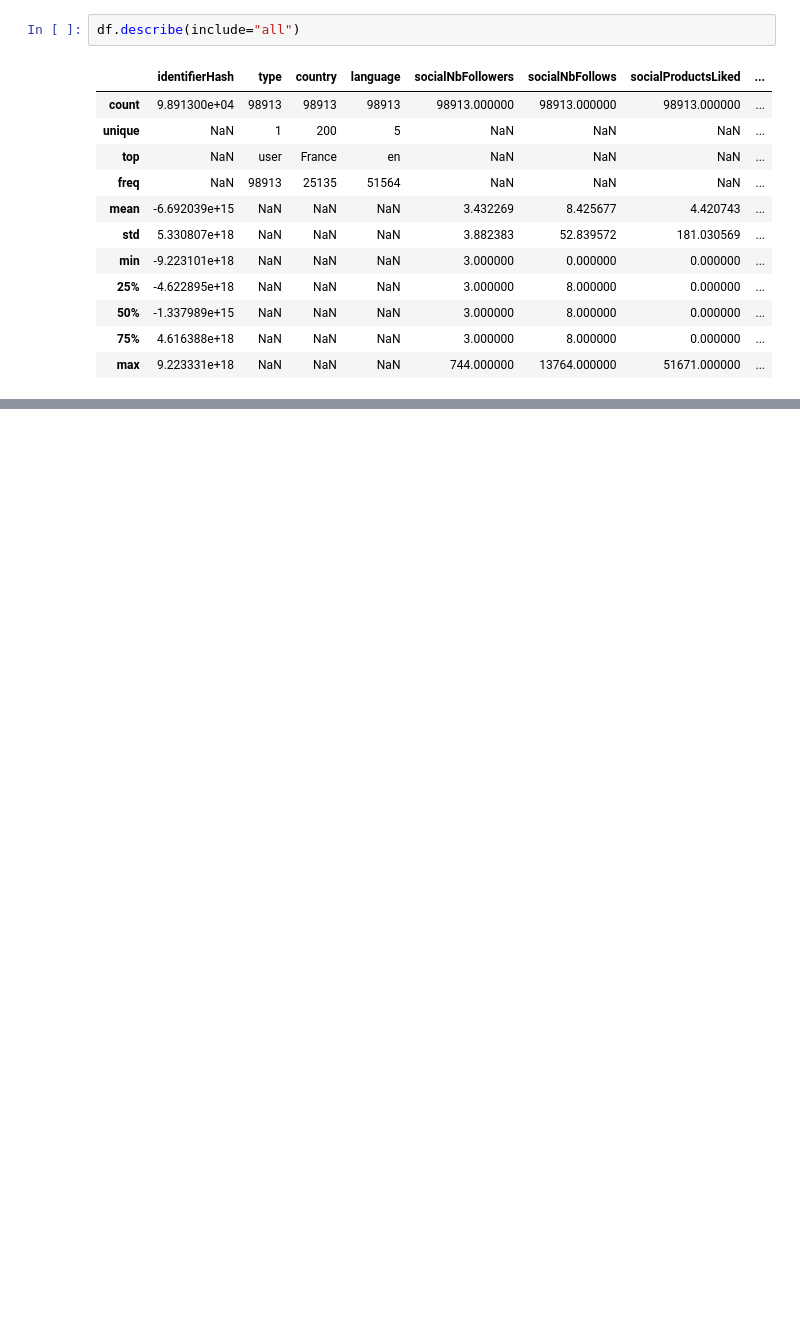
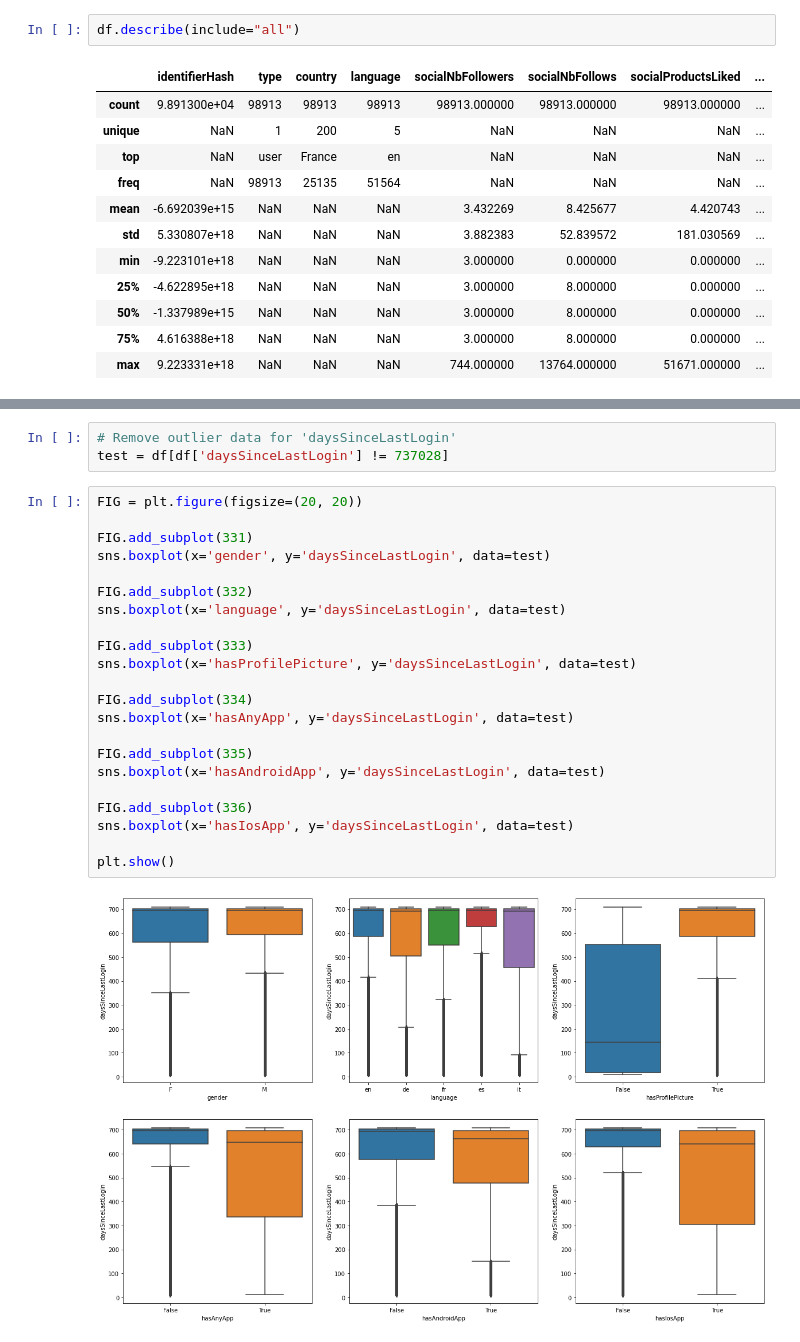
Before and after one commit to mattlim96/getharley-challenge, a Jupyter notebook: solution.ipynb, the cells around one changed output, grey strips where cells are left out. Saved outputs shown, nothing was run; the diff lists cells and outputs as text; blank space fills up the shorter version.

```diff
--- a/solution.ipynb
+++ b/solution.ipynb
@@ -109,0 +142,27 @@ plt.close(FIG)
+# %%
+# Remove outlier data for 'daysSinceLastLogin'
+test = df[df['daysSinceLastLogin'] != 737028]
+# %%
+FIG = plt.figure(figsize=(20, 20))
+
+FIG.add_subplot(331)
+sns.boxplot(x='gender', y='daysSinceLastLogin', data=test)
+
+FIG.add_subplot(332)
+sns.boxplot(x='language', y='daysSinceLastLogin', data=test)
+
+FIG.add_subplot(333)
+sns.boxplot(x='hasProfilePicture', y='daysSinceLastLogin', data=test)
+
+FIG.add_subplot(334)
+sns.boxplot(x='hasAnyApp', y='daysSinceLastLogin', data=test)
+
+FIG.add_subplot(335)
+sns.boxplot(x='hasAndroidApp', y='daysSinceLastLogin', data=test)
+
+FIG.add_subplot(336)
+sns.boxplot(x='hasIosApp', y='daysSinceLastLogin', data=test)
+
+plt.show()
+# %% [output]
+[figure, added]
```
Also changed, not shown: parts of 17 cells of this notebook.
